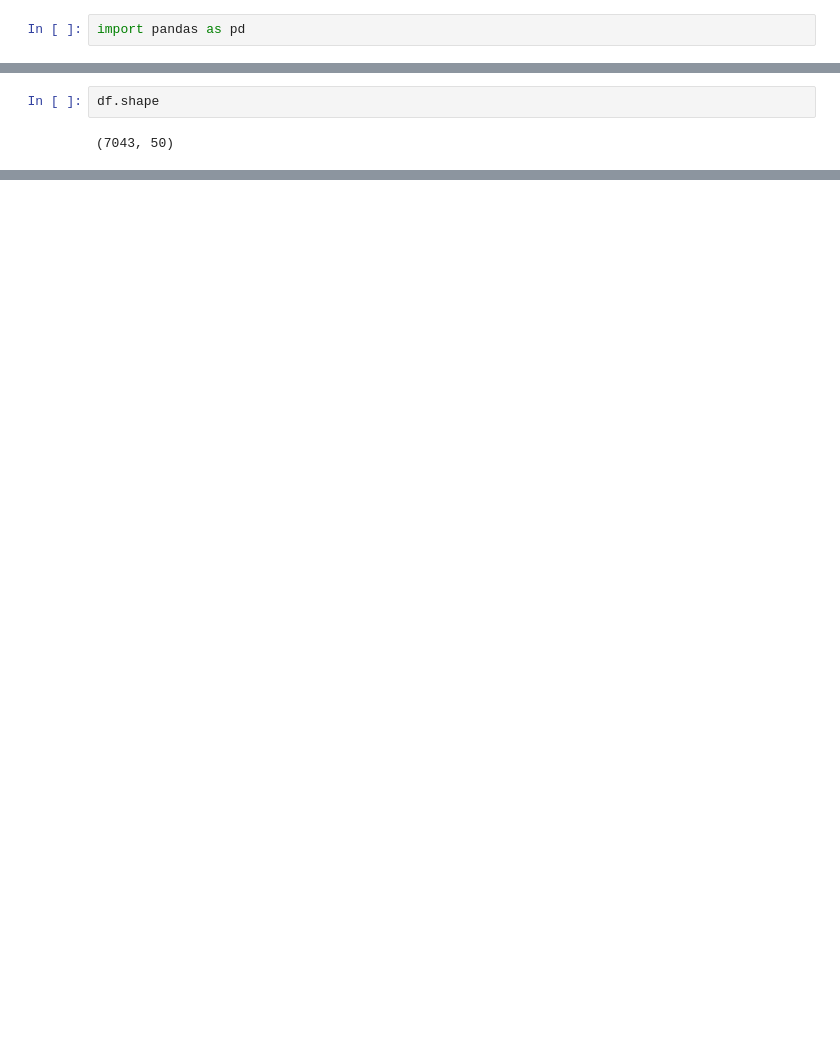
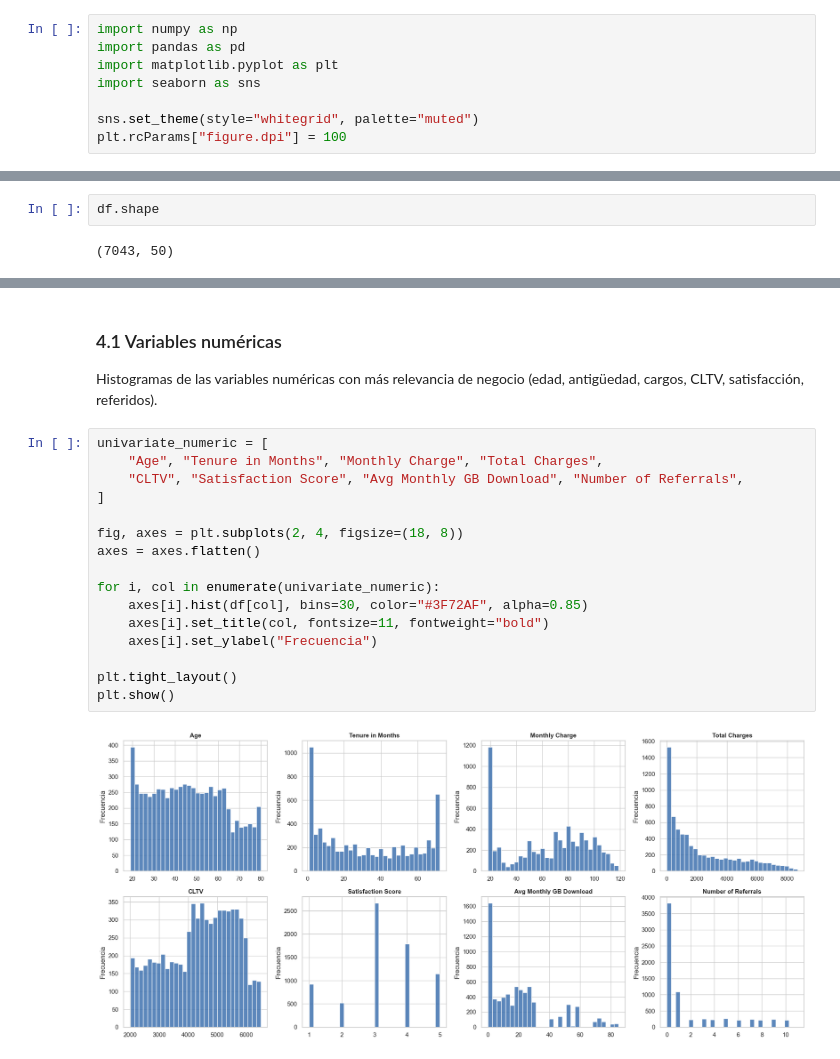
Before and after one commit to ayorick23/telco-churn-mlops, a Jupyter notebook: notebooks/01_eda.ipynb, the cells around one changed output, grey strips where cells are left out. Drawn from its saved outputs; the diff is of its cells as text; blank space fills up the shorter version.

```diff
--- a/notebooks/01_eda.ipynb
+++ b/notebooks/01_eda.ipynb
@@ -3,2 +31,8 @@
 # %%
+import numpy as np
 import pandas as pd
+import matplotlib.pyplot as plt
+import seaborn as sns
+
+sns.set_theme(style="whitegrid", palette="muted")
+plt.rcParams["figure.dpi"] = 100
@@ -52,0 +196,22 @@ df.describe()
+# %% [markdown]
+### 4.1 Variables numéricas
+
+Histogramas de las variables numéricas con más relevancia de negocio (edad, antigüedad, cargos, CLTV, satisfacción, referidos).
+# %%
+univariate_numeric = [
+    "Age", "Tenure in Months", "Monthly Charge", "Total Charges",
+    "CLTV", "Satisfaction Score", "Avg Monthly GB Download", "Number of Referrals",
+]
+
+fig, axes = plt.subplots(2, 4, figsize=(18, 8))
+axes = axes.flatten()
+
+for i, col in enumerate(univariate_numeric):
+    axes[i].hist(df[col], bins=30, color="#3F72AF", alpha=0.85)
+    axes[i].set_title(col, fontsize=11, fontweight="bold")
+    axes[i].set_ylabel("Frecuencia")
+
+plt.tight_layout()
+plt.show()
+# %% [output]
+[figure, added]
```
Also changed, not shown: parts of 29 cells of this notebook, 8 other files.
